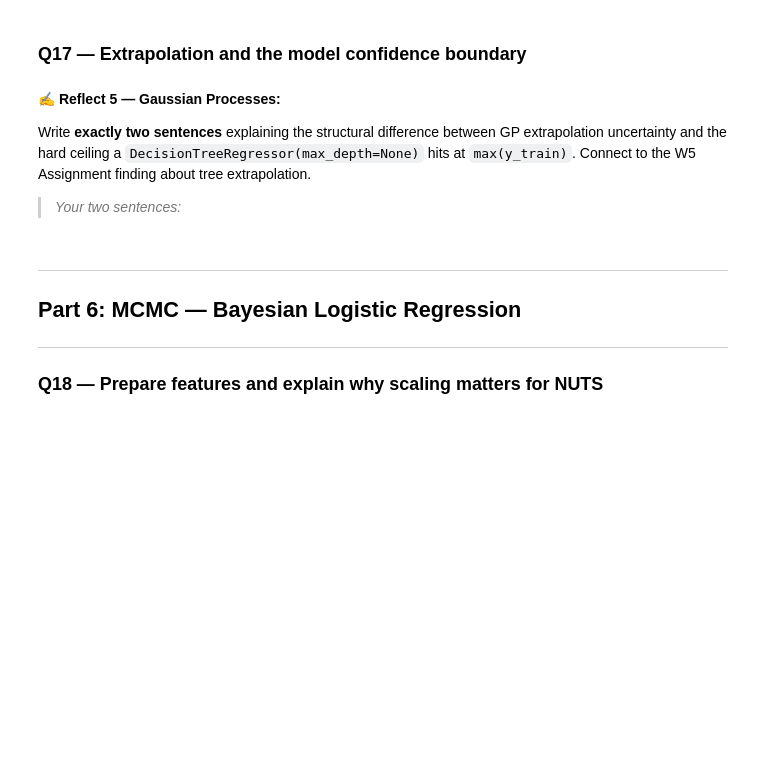
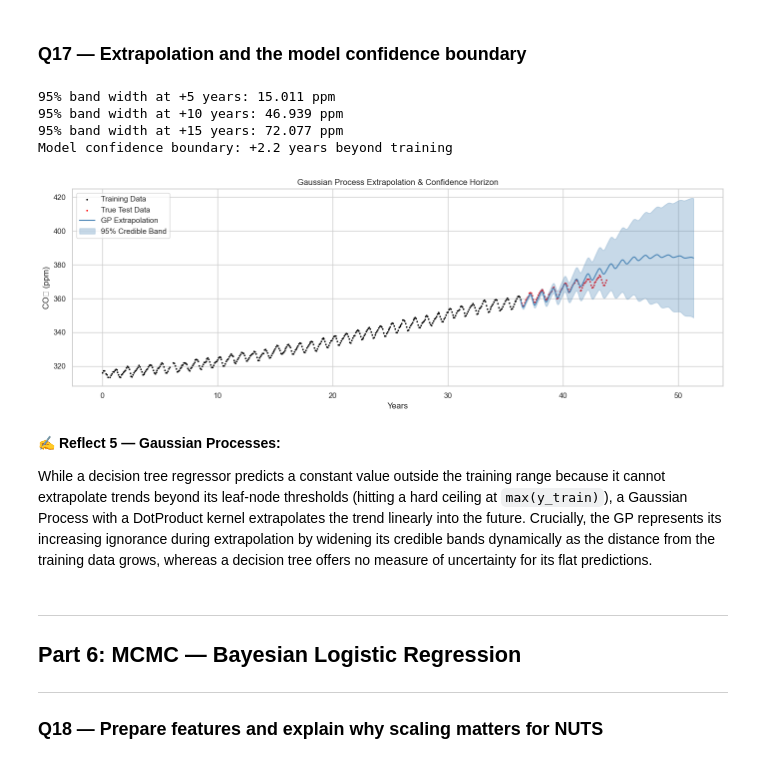
Before and after one commit to daymmm/bayesian-model, a Jupyter notebook: prob.ipynb, the cells around one changed output. Drawn from its saved outputs; the diff is of its cells as text; code cells hidden in the pictures; blank space fills up the shorter version.

```diff
--- a/prob.ipynb
+++ b/prob.ipynb
@@ -854,38 +856,43 @@ print(f"Gap inflation: {band_in/band_out:.2f}×")
 # %% [markdown]
 ### Q17 — Extrapolation and the model confidence boundary
 # %%
-# YOUR CODE HERE
-# 1. Predict 15 years beyond the last training point
-# 2. Compute the 95% band width at 5, 10, 15 years of extrapolation
-# 3. Find the horizon at which the band width first exceeds 5 ppm
-# 4. Plot posterior mean + 95% bands for the extrapolation region
-
 t_last = float(t_train.max())
 t_extrap = np.linspace(t_last, t_last + 15, 500).reshape(-1, 1)
 y_ex, y_ex_std = gp.predict(t_extrap, return_std=True)
 
 # YOUR CODE HERE: compute band widths at +5, +10, +15 years
 for years in [5, 10, 15]:
-    # Find the index corresponding to t_last + years
-    raise NotImplementedError("Compute band width at each extrapolation horizon")
+    idx = np.argmin(np.abs(t_extrap.flatten() - (t_last + years)))
+    width = 4 * y_ex_std[idx]
+    print(f"95% band width at +{years} years: {width:.3f} ppm")
 
 # Find model confidence boundary (where 95% band > 5 ppm)
 band_widths    = 4 * y_ex_std
 exceed_5ppm    = np.where(band_widths > 5.0)[0]
 if len(exceed_5ppm) > 0:
     t_boundary = t_extrap.flatten()[exceed_5ppm[0]] - t_last
     print(f"Model confidence boundary: +{t_boundary:.1f} years beyond training")
 
 fig, ax = plt.subplots(figsize=(14, 5))
-# YOUR PLOT CODE HERE
-raise NotImplementedError("Plot extrapolation with credible bands")
+ax.scatter(t_train, y_train, color='black', s=2, label='Training Data')
+ax.scatter(t_test, y_test, color='red', s=2, label='True Test Data')
+ax.plot(t_extrap, y_ex, color='steelblue', label='GP Extrapolation')
+ax.fill_between(t_extrap.flatten(), y_ex - 1.96 * y_ex_std, y_ex + 1.96 * y_ex_std, color='steelblue', alpha=0.3, label='95% Credible Band')
+ax.set_xlabel('Years')
+ax.set_ylabel('CO₂ (ppm)')
+ax.set_title('Gaussian Process Extrapolation & Confidence Horizon')
+ax.legend()
 plt.tight_layout(); plt.show()
+# %% [output]
+95% band width at +5 years: 15.011 ppm
+95% band width at +10 years: 46.939 ppm
+95% band width at +15 years: 72.077 ppm
+Model confidence boundary: +2.2 years beyond training
+[figure, added]
 # %% [markdown]
 ✍️ **Reflect 5 — Gaussian Processes:**
 
-Write **exactly two sentences** explaining the structural difference between GP extrapolation uncertainty and the hard ceiling a `DecisionTreeRegressor(max_depth=None)` hits at `max(y_train)`. Connect to the W5 Assignment finding about tree extrapolation.
-
-> *Your two sentences:*
+While a decision tree regressor predicts a constant value outside the training range because it cannot extrapolate trends beyond its leaf-node thresholds (hitting a hard ceiling at `max(y_train)`), a Gaussian Process with a DotProduct kernel extrapolates the trend linearly into the future. Crucially, the GP represents its increasing ignorance during extrapolation by widening its credible bands dynamically as the distance from the training data grows, whereas a decision tree offers no measure of uncertainty for its flat predictions.
 # %% [markdown]
 ---
 ## Part 6: MCMC — Bayesian Logistic Regression
```
Also changed, not shown: parts of 5 cells of this notebook.
